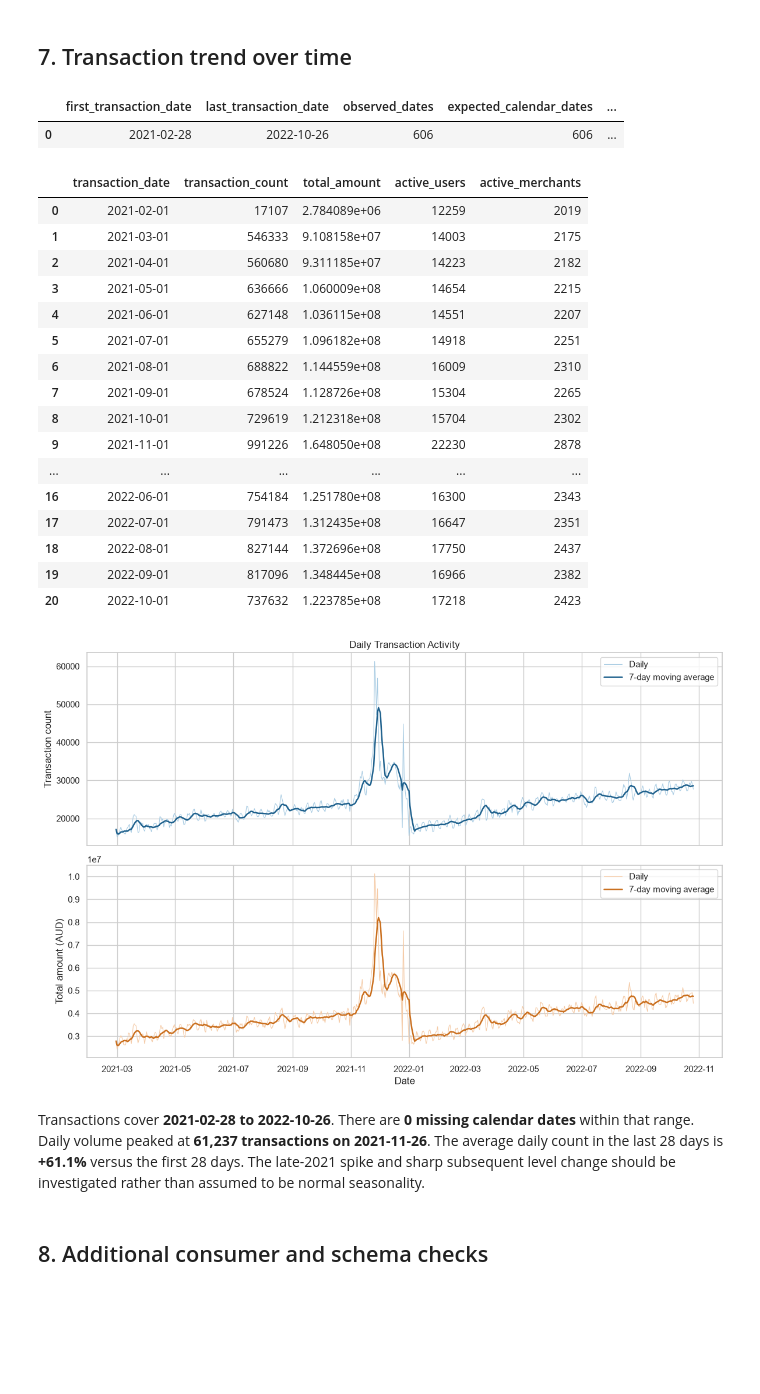
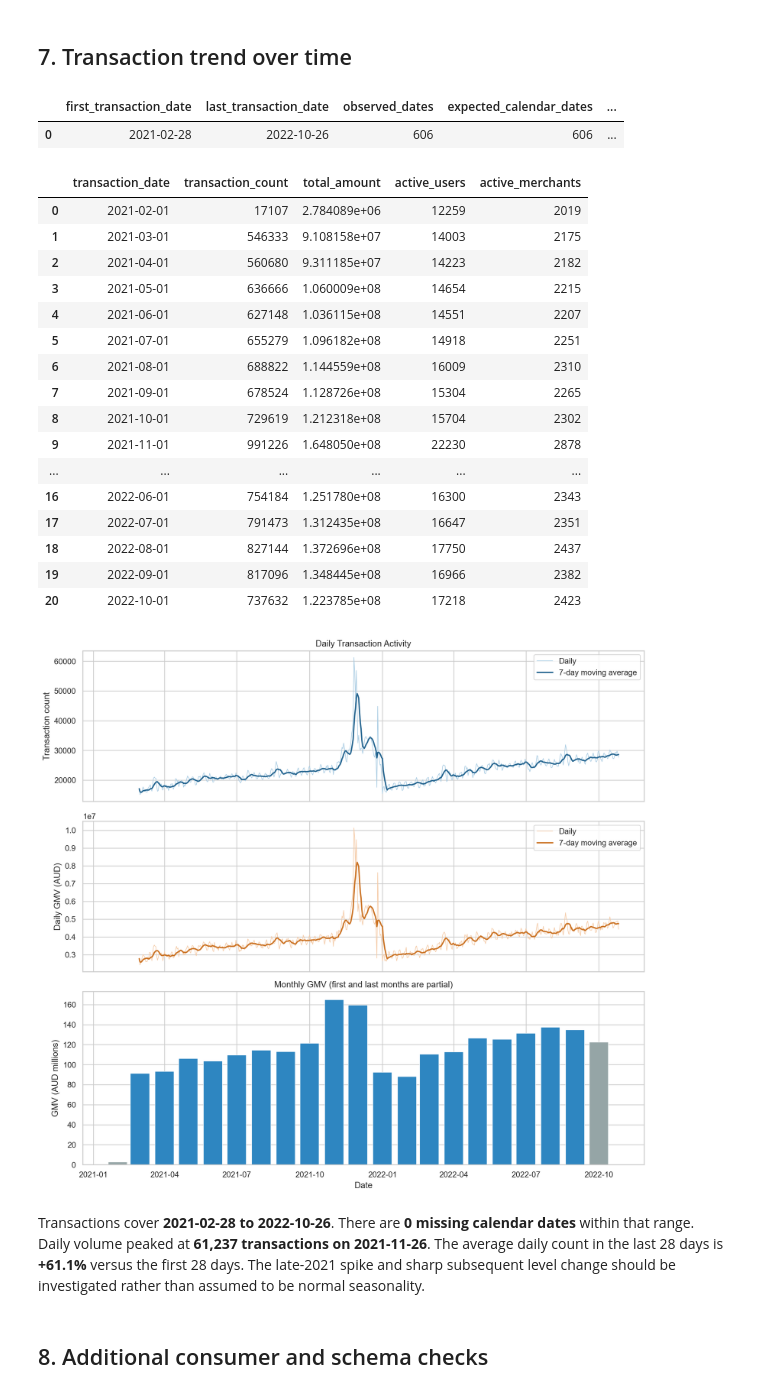
Before and after one commit to yixxx111/MAST30034-Project-2-Group-50, a Jupyter notebook: member1_eda/member1_eda.ipynb, the cells around one changed output. Cells and saved outputs as stored; diff of their text form; code cells hidden in the pictures; blank space fills up the shorter version.

Commit message:
Add monthly GMV bar chart to EDA trends

```diff
--- a/member1_eda/member1_eda.ipynb
+++ b/member1_eda/member1_eda.ipynb
@@ -572,7 +572,7 @@ time_summary.to_csv(ARTIFACT_DIR / "time_coverage_summary.csv", index=False)
 display(time_summary)
 display(monthly_transactions)
 
-fig, axes = plt.subplots(2, 1, figsize=(12, 8), sharex=True)
+fig, axes = plt.subplots(3, 1, figsize=(12, 11), sharex=True, gridspec_kw={"height_ratios": [1, 1, 1.15]})
 axes[0].plot(daily_transactions["transaction_date"], daily_transactions["transaction_count"], color="#A9CCE3", linewidth=0.8, label="Daily")
 axes[0].plot(daily_transactions["transaction_date"], daily_transactions["transaction_count_7d_ma"], color="#1F618D", linewidth=1.8, label="7-day moving average")
 axes[0].set(title="Daily Transaction Activity", ylabel="Transaction count")
@@ -580,41 +580,56 @@ axes[0].legend()
 
 axes[1].plot(daily_transactions["transaction_date"], daily_transactions["total_amount"], color="#F5CBA7", linewidth=0.8, label="Daily")
 axes[1].plot(daily_transactions["transaction_date"], daily_transactions["total_amount_7d_ma"], color="#CA6F1E", linewidth=1.8, label="7-day moving average")
-axes[1].set(xlabel="Date", ylabel="Total amount (AUD)")
+axes[1].set(ylabel="Daily GMV (AUD)")
 axes[1].legend()
+
+monthly_bar_colours = ["#95A5A6"] + ["#2E86C1"] * (len(monthly_transactions) - 2) + ["#95A5A6"]
+axes[2].bar(
+    monthly_transactions["transaction_date"],
+    monthly_transactions["total_amount"] / 1_000_000,
+    width=24,
+    color=monthly_bar_colours,
+    edgecolor="white",
+    linewidth=0.6,
+)
+axes[2].set(
+    title="Monthly GMV (first and last months are partial)",
+    xlabel="Date",
+    ylabel="GMV (AUD millions)",
+)
 
 fig.tight_layout()
 fig.savefig(FIGURE_DIR / "03_daily_transaction_trends.png", dpi=180, bbox_inches="tight")
 plt.show()
 
 display(Markdown(
     f"Transactions cover **{time_summary.loc[0, 'first_transaction_date']} to {time_summary.loc[0, 'last_transaction_date']}**. "
     f"There are **{len(missing_dates)} missing calendar dates** within that range. Daily volume peaked at "
     f"**{int(peak_count_row['transaction_count']):,} transactions on {peak_count_row['transaction_date'].date()}**. "
     f"The average daily count in the last 28 days is **{volume_change:+.1%}** versus the first 28 days. "
     "The late-2021 spike and sharp subsequent level change should be investigated rather than assumed to be normal seasonality."
 ))
 # %% [output]
 |  | first_transaction_date | last_transaction_date | observed_dates | expected_calendar_dates | ... |
 | 0 | 2021-02-28 | 2022-10-26 | 606 | 606 | ... |
 |  | transaction_date | transaction_count | total_amount | active_users | active_merchants |
 | 0 | 2021-02-01 | 17107 | 2.784089e+06 | 12259 | 2019 |
 | 1 | 2021-03-01 | 546333 | 9.108158e+07 | 14003 | 2175 |
 | 2 | 2021-04-01 | 560680 | 9.311185e+07 | 14223 | 2182 |
 | 3 | 2021-05-01 | 636666 | 1.060009e+08 | 14654 | 2215 |
 | 4 | 2021-06-01 | 627148 | 1.036115e+08 | 14551 | 2207 |
 | 5 | 2021-07-01 | 655279 | 1.096182e+08 | 14918 | 2251 |
 | 6 | 2021-08-01 | 688822 | 1.144559e+08 | 16009 | 2310 |
 | 7 | 2021-09-01 | 678524 | 1.128726e+08 | 15304 | 2265 |
 | 8 | 2021-10-01 | 729619 | 1.212318e+08 | 15704 | 2302 |
 | 9 | 2021-11-01 | 991226 | 1.648050e+08 | 22230 | 2878 |
 | ... | ... | ... | ... | ... | ... |
 | 16 | 2022-06-01 | 754184 | 1.251780e+08 | 16300 | 2343 |
 | 17 | 2022-07-01 | 791473 | 1.312435e+08 | 16647 | 2351 |
 | 18 | 2022-08-01 | 827144 | 1.372696e+08 | 17750 | 2437 |
 | 19 | 2022-09-01 | 817096 | 1.348445e+08 | 16966 | 2382 |
 | 20 | 2022-10-01 | 737632 | 1.223785e+08 | 17218 | 2423 |
-[figure, old version]
+[figure, new version]
 Transactions cover **2021-02-28 to 2022-10-26**. There are **0 missing calendar dates** within that range. Daily volume peaked at **61,237 transactions on 2021-11-26**. The average daily count in the last 28 days is **+61.1%** versus the first 28 days. The late-2021 spike and sharp subsequent level change should be investigated rather than assumed to be normal seasonality.
 # %% [markdown]
 ## 8. Additional consumer and schema checks
```
Also changed, not shown: 2 other files.
